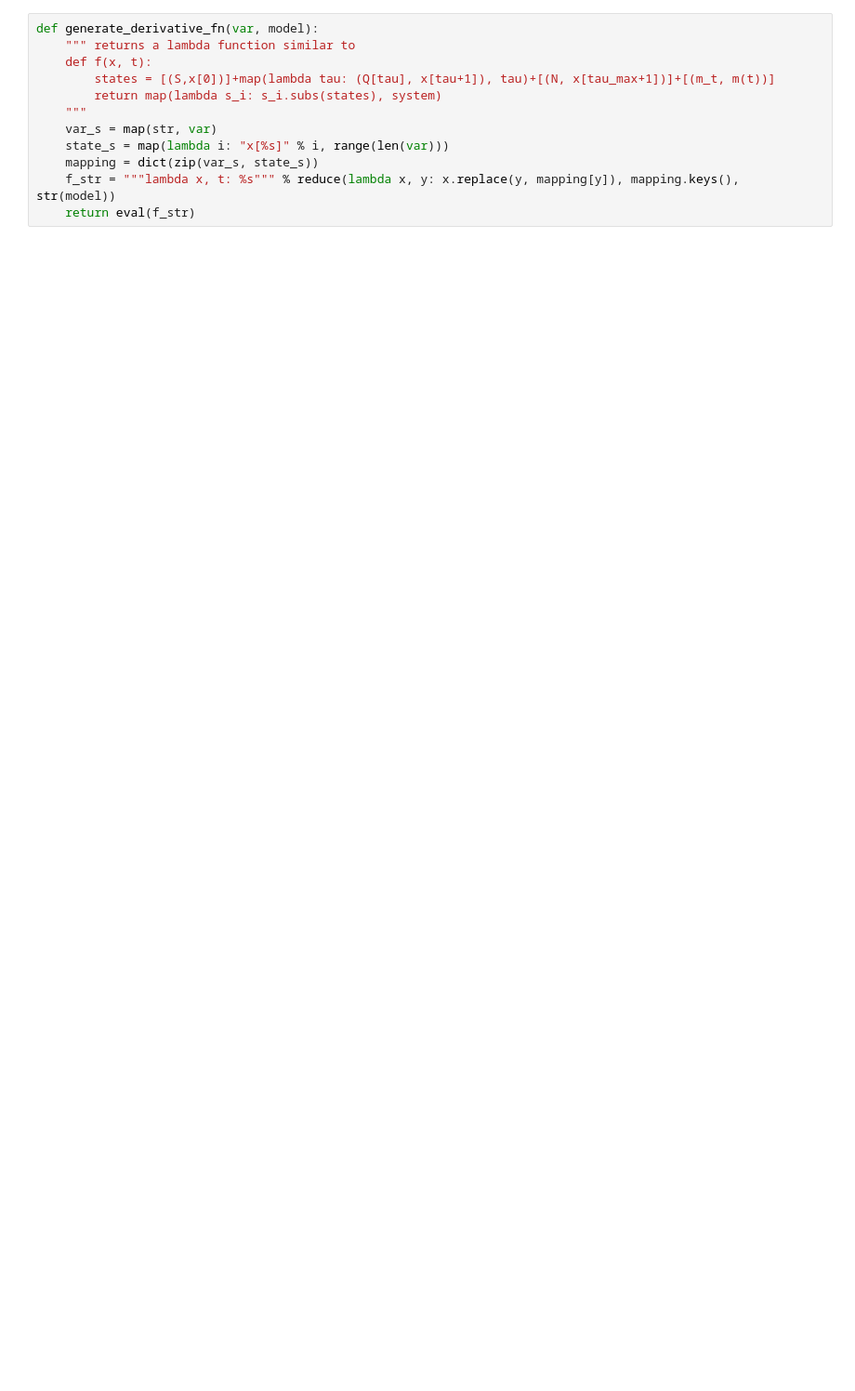
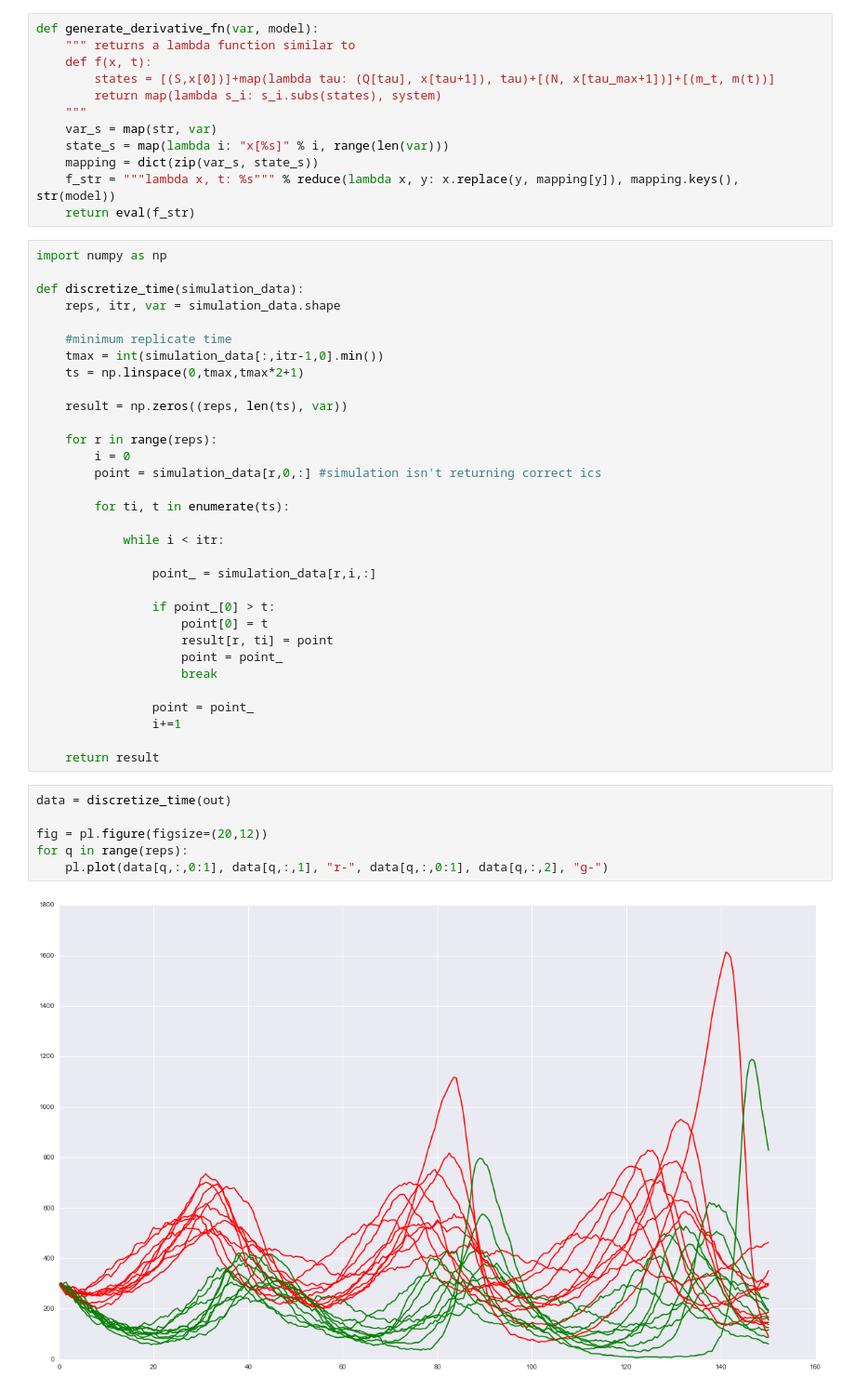
Before and after one commit to leighton/gillespie, a Jupyter notebook: examples/lotka-volterra.ipynb, the cells around one changed output. Shown at 93% size. Drawn from its saved outputs; the diff is of its cells as text; blank space fills up the shorter version.

Commit message:
Discretize time function

```diff
--- a/examples/lotka-volterra.ipynb
+++ b/examples/lotka-volterra.ipynb
@@ -117,3 +117,43 @@ def generate_derivative_fn(var, model):
     mapping = dict(zip(var_s, state_s))
     f_str = """lambda x, t: %s""" % reduce(lambda x, y: x.replace(y, mapping[y]), mapping.keys(), str(model))
     return eval(f_str)
+# %%
+import numpy as np
+
+def discretize_time(simulation_data):
+    reps, itr, var = simulation_data.shape
+
+    #minimum replicate time
+    tmax = int(simulation_data[:,itr-1,0].min())
+    ts = np.linspace(0,tmax,tmax*2+1)
+
+    result = np.zeros((reps, len(ts), var))
+
+    for r in range(reps):
+        i = 0
+        point = simulation_data[r,0,:] #simulation isn't returning correct ics
+
+        for ti, t in enumerate(ts):
+
+            while i < itr:
+
+                point_ = simulation_data[r,i,:]
+
+                if point_[0] > t:
+                    point[0] = t
+                    result[r, ti] = point
+                    point = point_
+                    break
+
+                point = point_
+                i+=1
+
+    return result
+# %%
+data = discretize_time(out)
+
+fig = pl.figure(figsize=(20,12))
+for q in range(reps):
+    pl.plot(data[q,:,0:1], data[q,:,1], "r-", data[q,:,0:1], data[q,:,2], "g-")
+# %% [output]
+[figure, added]
```
Also changed, not shown: parts of 4 cells of this notebook.
